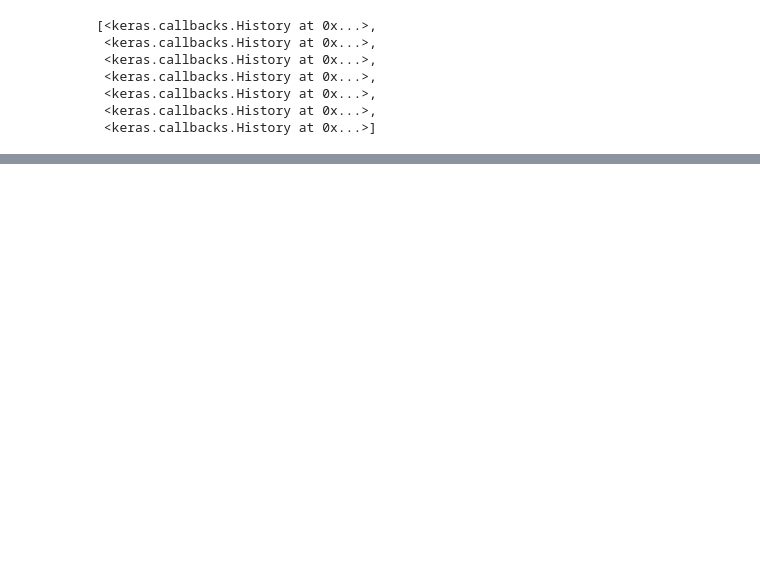
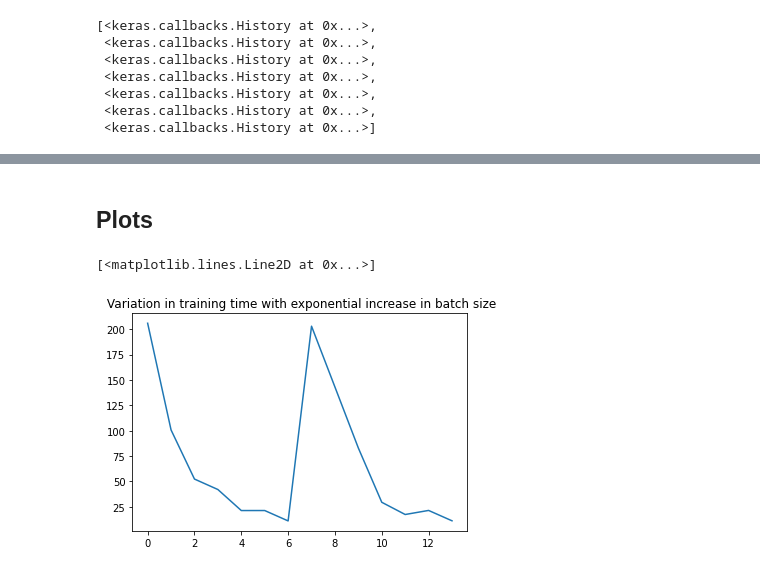
Before and after one commit to sandheepgopinath/Code-Repository, a Jupyter notebook: Machine Learning/Effect of batch size on training/Effect_of_Batch_Size_on_training.ipynb, the cells around one changed output, grey strips where cells are left out. Cells and saved outputs as stored; diff of their text form; code cells hidden in the pictures; blank space fills up the shorter version.

```diff
--- a/Machine Learning/Effect of batch size on training/Effect_of_Batch_Size_on_training.ipynb
+++ b/Machine Learning/Effect of batch size on training/Effect_of_Batch_Size_on_training.ipynb
@@ -275,0 +448,11 @@ sto
+# %%
+#Training with batch size =512
+import time
+start=time.time()
+model=create_model_1()
+history=model.fit(trainX,trainY,batch_size=512,validation_data=(testX,testY),epochs=20)
+print('Training completed in ',time.time()-start,' seconds')
+train_accuracy.append(history.history['accuracy'][-1])
+test_accuracy.append(history.history['val_accuracy'][-1])
+time1.append(time.time()-start)
+histories.append(history)
@@ -275,0 +477,11 @@ sto
+# %%
+#Training with batch size =1024
+import time
+start=time.time()
+model=create_model_1()
+history=model.fit(trainX,trainY,batch_size=1024,validation_data=(testX,testY),epochs=20)
+print('Training completed in ',time.time()-start,' seconds')
+train_accuracy.append(history.history['accuracy'][-1])
+test_accuracy.append(history.history['val_accuracy'][-1])
+time1.append(time.time()-start)
+histories.append(history)
@@ -275,0 +506,11 @@ sto
+# %%
+#Training with batch size =2048
+import time
+start=time.time()
+model=create_model_1()
+history=model.fit(trainX,trainY,batch_size=2048,validation_data=(testX,testY),epochs=20)
+print('Training completed in ',time.time()-start,' seconds')
+train_accuracy.append(history.history['accuracy'][-1])
+test_accuracy.append(history.history['val_accuracy'][-1])
+time1.append(time.time()-start)
+histories.append(history)
@@ -275,0 +535,8 @@ sto
+# %% [markdown]
+## Plots
+# %%
+plt.title(' Variation in training time with exponential increase in batch size')
+plt.plot(time1)
+# %% [output]
+[<matplotlib.lines.Line2D at 0x...>]
+[figure, added]
```
Also changed, not shown: parts of 26 cells of this notebook, 2 other files.
